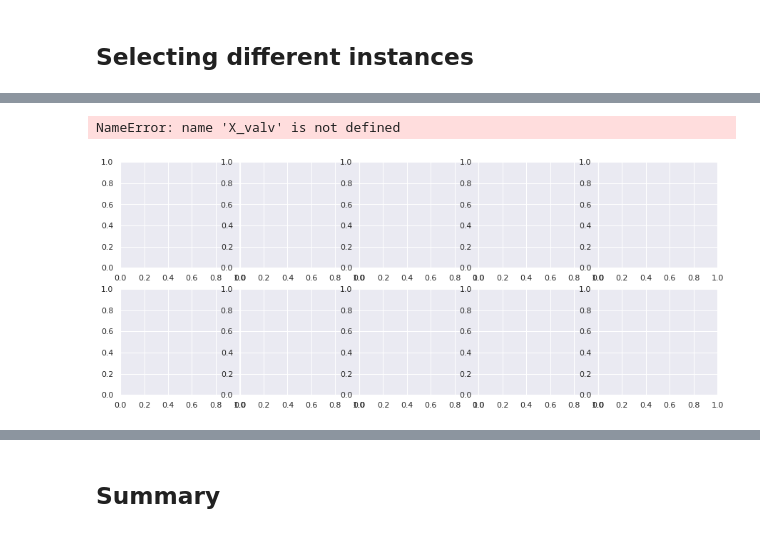
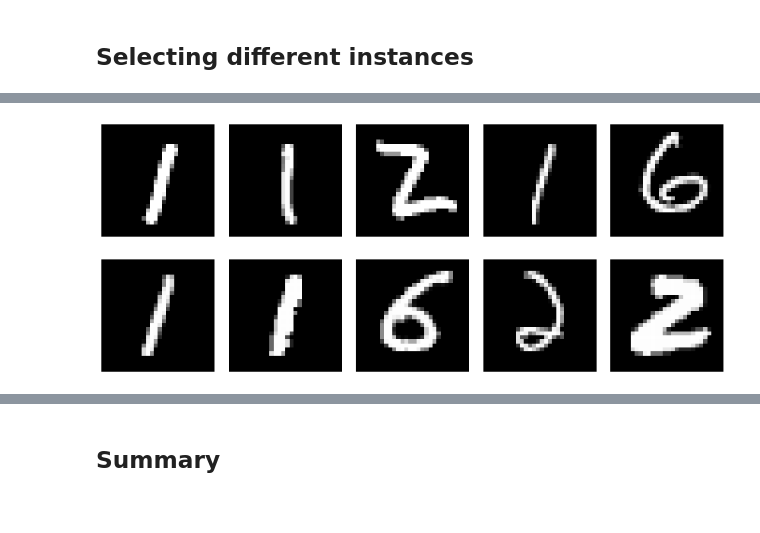
Before and after one commit to ET5003-Group1/ET5003, a Jupyter notebook: Etivity_1_team1_20156952_DaireCampbell.ipynb, the cells around one changed output, grey strips where cells are left out. Cells and saved outputs as stored; diff of their text form; code cells hidden in the pictures.

```diff
--- a/Etivity_1_team1_20156952_DaireCampbell.ipynb
+++ b/Etivity_1_team1_20156952_DaireCampbell.ipynb
@@ -530,7 +598,7 @@ with pm.Model() as multi_logistic:
 # %%
 # Fit the model
 with multi_logistic:
-    #approx = pm.fit(300000, method='advi') # takes longer
-    approx = pm.fit(3000, method='advi')
+    approx = pm.fit(15000, method='advi') # takes longer
+    # approx = pm.fit(3000, method='advi')
 # %% [output]
 [interactive output not drawn]
@@ -643,9 +730,11 @@ for i in tqdm(range(X_val.shape[0])):
 # %%
 ## Difficult & easy instances
 
+i = 200
+
 easy = np.argsort(y_predB[:,2])
-print("Accuracy in easy instances =", accuracy_score(y_pred_log[easy[0:100]], y_val[easy[0:100]]))
+print("Accuracy in easy instances =", accuracy_score(y_pred_log_val[easy[0:i]], y_val[easy[0:i]]))
 
 difficult = np.argsort(-y_predB[:,2])
-print("Accuracy in difficult instances =", accuracy_score(y_pred_log[difficult[0:100]], y_val[difficult[0:100]]))
+print("Accuracy in difficult instances =", accuracy_score(y_pred_log_val[difficult[0:i]], y_val[difficult[0:i]]))
 # %% [output]
@@ -654,17 +751,16 @@ Accuracy in difficult instances = 0.37
 # %%
 # show 10 random 'easy' images
 fig, axs = plt.subplots(2,5, figsize=(15, 6))
 fig.subplots_adjust(hspace = .2, wspace=.001)
 axs = axs.ravel()
 
 for i in range(10):
     index = easy[i]
-    image = X_valv[index,:].reshape(28,28)
+    image = X_val[index,:].reshape(28,28)
     axs[i].axis('off')
     axs[i].imshow(image,cmap="Greys_r")
 # %% [output]
-NameError: name 'X_valv' is not defined
-[figure, old version]
+[figure, new version]
 # %%
 
 # show 10 random 'difficult' images
```
Also changed, not shown: parts of 47 cells of this notebook, 1 other file.
